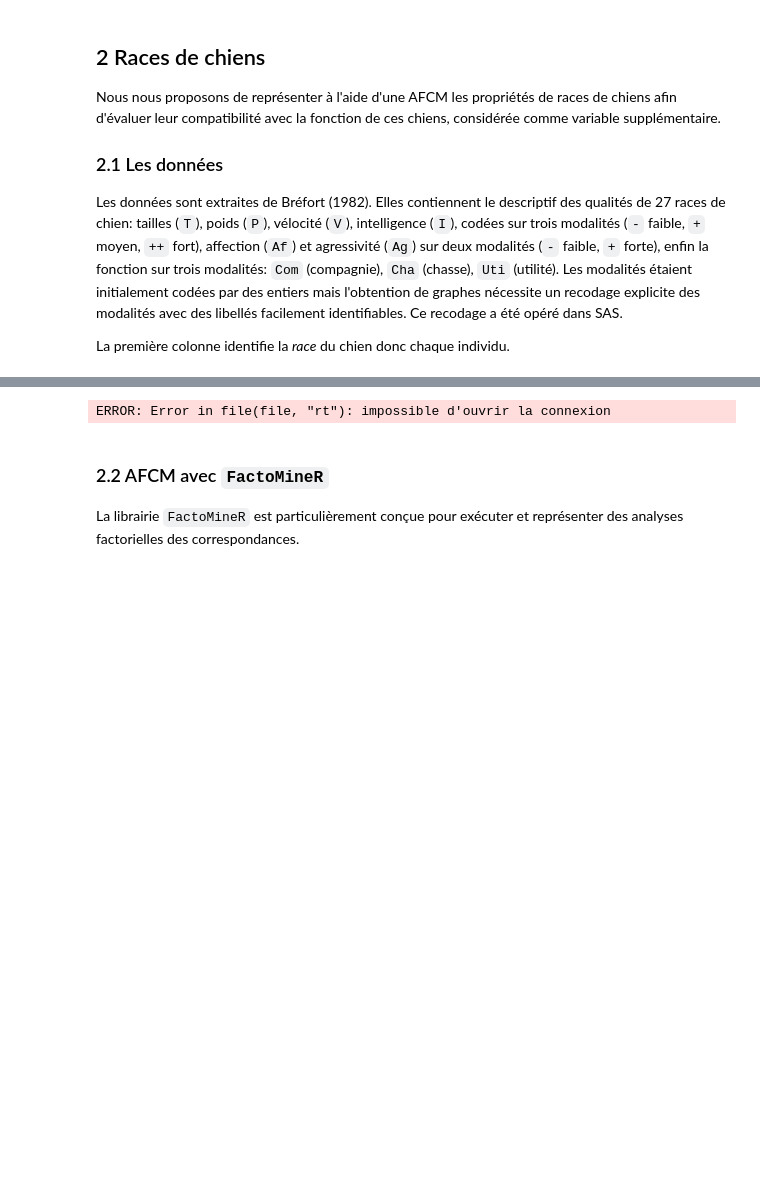
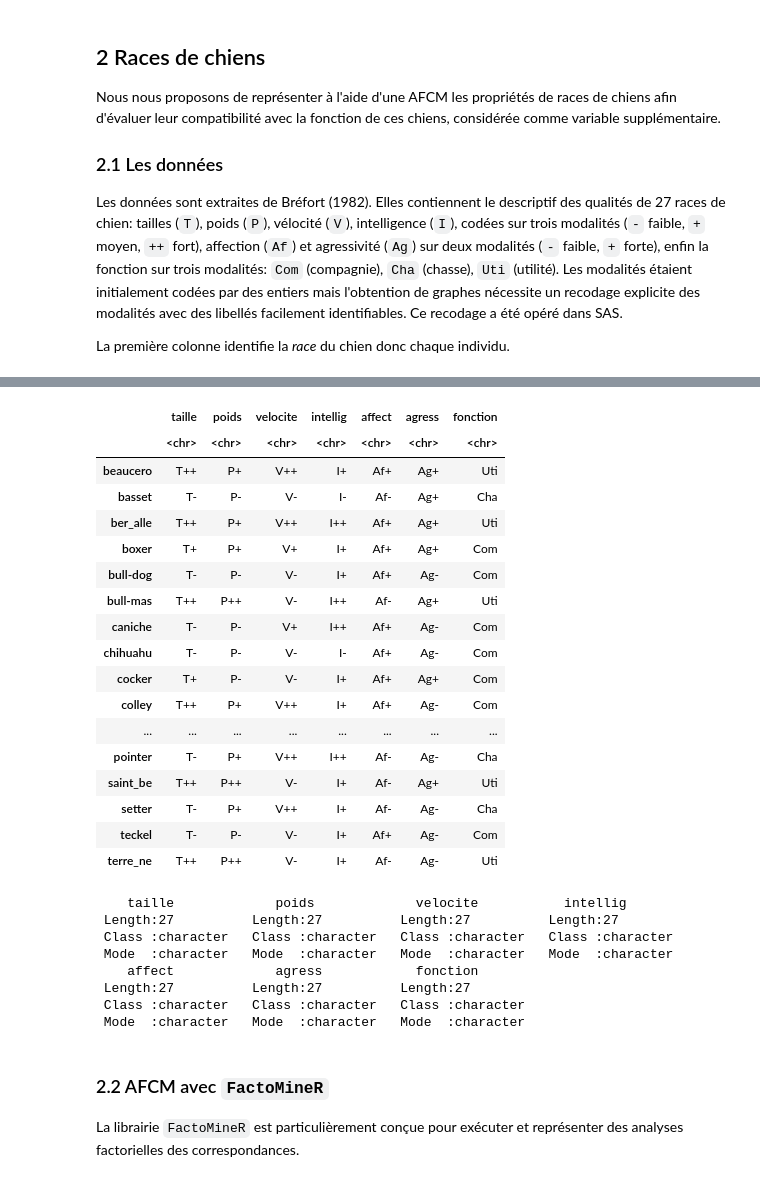
Before and after one commit to f-debrandois/N7_A3, a Jupyter notebook: S7/Analyse/TP4/Cal4-R-AFCtoAFCM.ipynb, the cells around one changed output, grey strips where cells are left out. Cells and saved outputs as stored; diff of their text form; code cells hidden in the pictures; blank space fills up the shorter version.

```diff
--- a/S7/Analyse/TP4/Cal4-R-AFCtoAFCM.ipynb
+++ b/S7/Analyse/TP4/Cal4-R-AFCtoAFCM.ipynb
@@ -135,7 +137,7 @@ Les données sont extraites de Bréfort (1982). Elles contiennent le descriptif
 
 La première colonne identifie la *race* du chien donc chaque individu.
 # %%
-chiens <- read.csv("Data/chiens.csv", row.names = 1)
+chiens <- read.csv("chiens.csv", row.names = 1)
 chiens
 summary(chiens)
 # %% [output]
@@ -144,4 +145,29 @@ Warning message in file(file, "rt"):
+|  | taille | poids | velocite | intellig | affect | agress | fonction |
+|  | <chr> | <chr> | <chr> | <chr> | <chr> | <chr> | <chr> |
+| beaucero | T++ | P+ | V++ | I+ | Af+ | Ag+ | Uti |
+| basset | T- | P- | V- | I- | Af- | Ag+ | Cha |
+| ber_alle | T++ | P+ | V++ | I++ | Af+ | Ag+ | Uti |
+| boxer | T+ | P+ | V+ | I+ | Af+ | Ag+ | Com |
+| bull-dog | T- | P- | V- | I+ | Af+ | Ag- | Com |
+| bull-mas | T++ | P++ | V- | I++ | Af- | Ag+ | Uti |
+| caniche | T- | P- | V+ | I++ | Af+ | Ag- | Com |
+| chihuahu | T- | P- | V- | I- | Af+ | Ag- | Com |
+| cocker | T+ | P- | V- | I+ | Af+ | Ag+ | Com |
+| colley | T++ | P+ | V++ | I+ | Af+ | Ag- | Com |
+| ... | ... | ... | ... | ... | ... | ... | ... |
+| pointer | T- | P+ | V++ | I++ | Af- | Ag- | Cha |
+| saint_be | T++ | P++ | V- | I+ | Af- | Ag+ | Uti |
+| setter | T- | P+ | V++ | I+ | Af- | Ag- | Cha |
+| teckel | T- | P- | V- | I+ | Af+ | Ag- | Com |
+| terre_ne | T++ | P++ | V- | I+ | Af- | Ag- | Uti |
-ERROR: Error in file(file, "rt"): impossible d'ouvrir la connexion
+    taille             poids             velocite           intellig
+ Length:27          Length:27          Length:27          Length:27
+ Class :character   Class :character   Class :character   Class :character
+ Mode  :character   Mode  :character   Mode  :character   Mode  :character
+    affect             agress            fonction
+ Length:27          Length:27          Length:27
+ Class :character   Class :character   Class :character
+ Mode  :character   Mode  :character   Mode  :character
 # %% [markdown]
 ### 2.2 AFCM avec `FactoMineR`
 La librairie `FactoMineR` est particulièrement conçue pour exécuter et représenter des analyses factorielles des correspondances.
```
Also changed, not shown: parts of 10 cells of this notebook.
